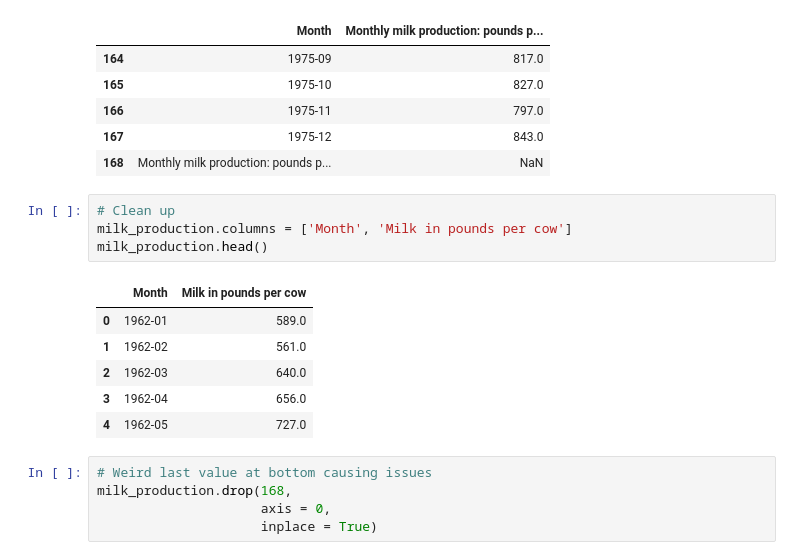
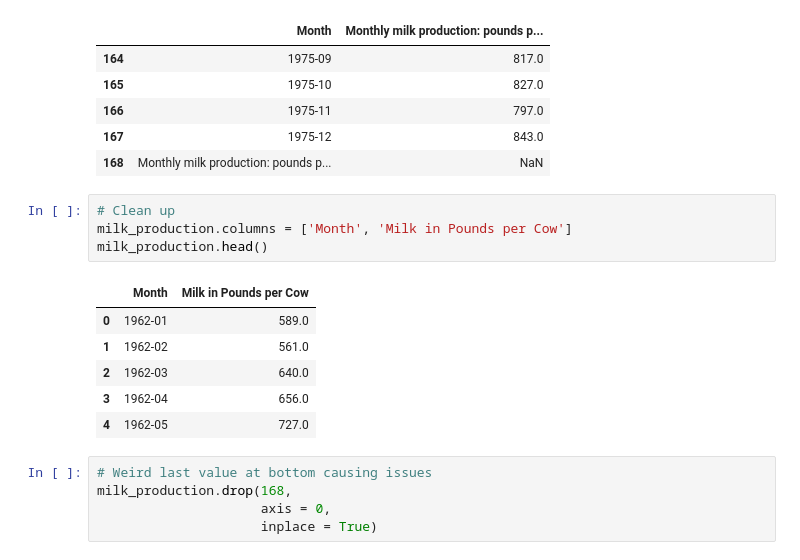
Before and after one commit to fagan2888/udemy-python-for-finance, a Jupyter notebook: time_series_analysis.ipynb, the cells around one changed output. Drawn from its saved outputs; the diff is of its cells as text.

```diff
--- a/time_series_analysis.ipynb
+++ b/time_series_analysis.ipynb
@@ -286,10 +286,10 @@ milk_production.tail()
 | 168 | Monthly milk production: pounds p... | NaN |
 # %%
 # Clean up
-milk_production.columns = ['Month', 'Milk in pounds per cow']
+milk_production.columns = ['Month', 'Milk in Pounds per Cow']
 milk_production.head()
 # %% [output]
-|  | Month | Milk in pounds per cow |
+|  | Month | Milk in Pounds per Cow |
 | 0 | 1962-01 | 589.0 |
 | 1 | 1962-02 | 561.0 |
 | 2 | 1962-03 | 640.0 |
```
Also changed, not shown: parts of 28 cells of this notebook, 2 other files.
